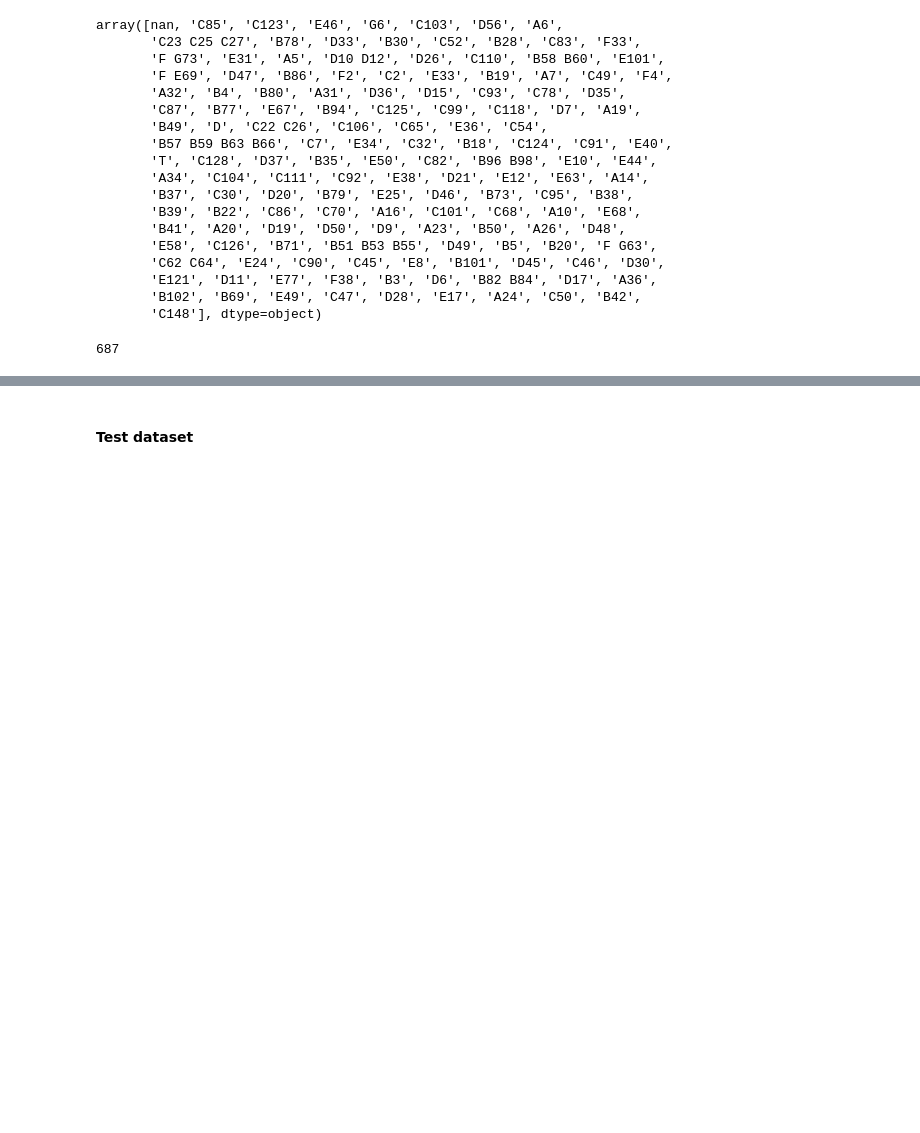
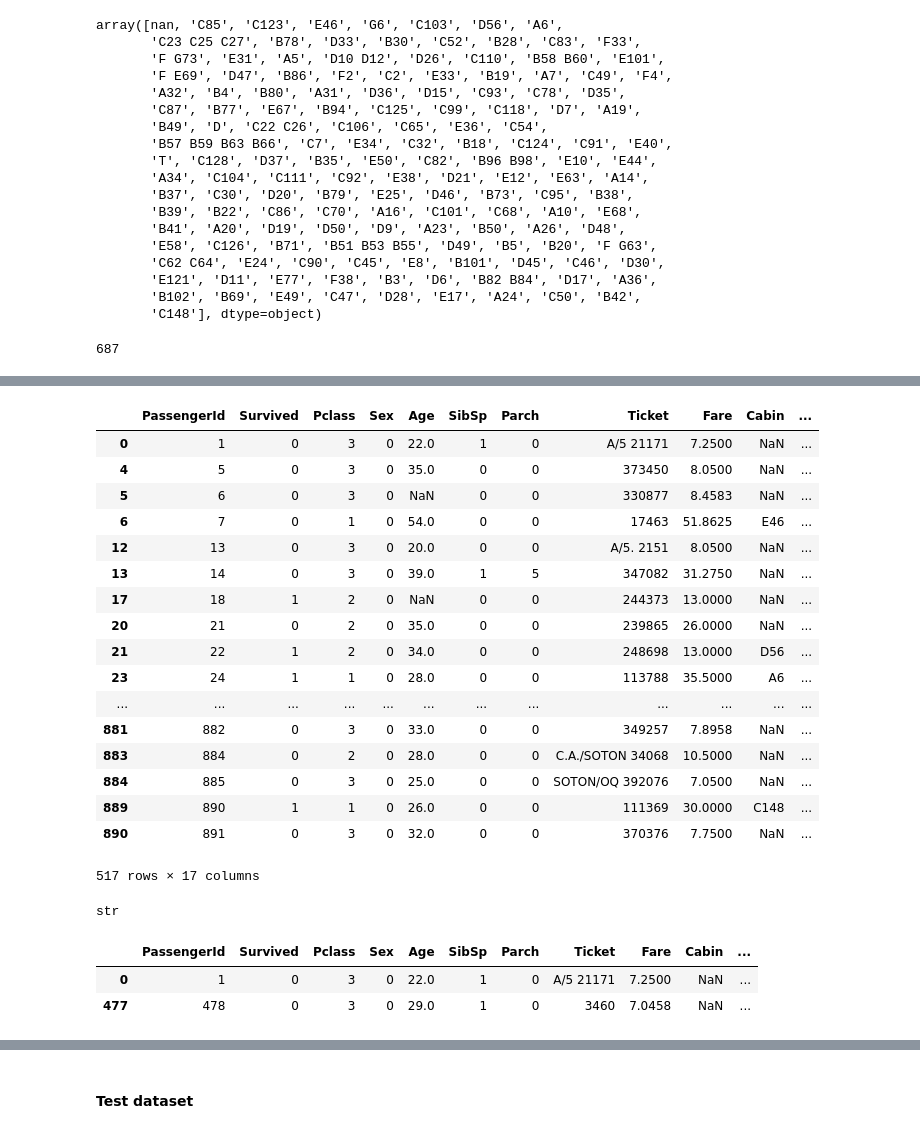
Before and after one commit to naiieandrade/titanic, a Jupyter notebook: titanic-solution_version_2.ipynb, the cells around one changed output, grey strips where cells are left out. Saved outputs shown, nothing was run; the diff lists cells and outputs as text; code cells hidden in the pictures; blank space fills up the shorter version.

```diff
--- a/titanic-solution_version_2.ipynb
+++ b/titanic-solution_version_2.ipynb
@@ -428,0 +471,4 @@ train.groupby('Cabin').Survived.mean().plot.bar()
+# %%
+train.loc[train.Embarked=='C',['Embarked']] = 1
+train.loc[train.Embarked=='Q',['Embarked']] = 2
+train.loc[train.Embarked=='S',['Embarked']] = 3
@@ -428,0 +486,2 @@ train.groupby('Cabin').Survived.mean().plot.bar()
+# %%
+train['treatment'] = train.treatment.str.lstrip(' ')
@@ -429,2 +509,33 @@ train.groupby('Cabin').Survived.mean().plot.bar()
+# %%
+train.loc[train.treatment=='Mr']
+# %% [output]
+|  | PassengerId | Survived | Pclass | Sex | Age | SibSp | Parch | Ticket | Fare | Cabin | ... |
+| 0 | 1 | 0 | 3 | 0 | 22.0 | 1 | 0 | A/5 21171 | 7.2500 | NaN | ... |
+| 4 | 5 | 0 | 3 | 0 | 35.0 | 0 | 0 | 373450 | 8.0500 | NaN | ... |
+| 5 | 6 | 0 | 3 | 0 | NaN | 0 | 0 | 330877 | 8.4583 | NaN | ... |
+| 6 | 7 | 0 | 1 | 0 | 54.0 | 0 | 0 | 17463 | 51.8625 | E46 | ... |
+| 12 | 13 | 0 | 3 | 0 | 20.0 | 0 | 0 | A/5. 2151 | 8.0500 | NaN | ... |
+| 13 | 14 | 0 | 3 | 0 | 39.0 | 1 | 5 | 347082 | 31.2750 | NaN | ... |
+| 17 | 18 | 1 | 2 | 0 | NaN | 0 | 0 | 244373 | 13.0000 | NaN | ... |
+| 20 | 21 | 0 | 2 | 0 | 35.0 | 0 | 0 | 239865 | 26.0000 | NaN | ... |
+| 21 | 22 | 1 | 2 | 0 | 34.0 | 0 | 0 | 248698 | 13.0000 | D56 | ... |
+| 23 | 24 | 1 | 1 | 0 | 28.0 | 0 | 0 | 113788 | 35.5000 | A6 | ... |
+| ... | ... | ... | ... | ... | ... | ... | ... | ... | ... | ... | ... |
+| 881 | 882 | 0 | 3 | 0 | 33.0 | 0 | 0 | 349257 | 7.8958 | NaN | ... |
+| 883 | 884 | 0 | 2 | 0 | 28.0 | 0 | 0 | C.A./SOTON 34068 | 10.5000 | NaN | ... |
+| 884 | 885 | 0 | 3 | 0 | 25.0 | 0 | 0 | SOTON/OQ 392076 | 7.0500 | NaN | ... |
+| 889 | 890 | 1 | 1 | 0 | 26.0 | 0 | 0 | 111369 | 30.0000 | C148 | ... |
+| 890 | 891 | 0 | 3 | 0 | 32.0 | 0 | 0 | 370376 | 7.7500 | NaN | ... |
+517 rows × 17 columns
+# %%
+type(train.treatment[1])
+# %% [output]
+str
+# %%
+train.loc[train.last_name=='Braund']
+# %% [output]
+|  | PassengerId | Survived | Pclass | Sex | Age | SibSp | Parch | Ticket | Fare | Cabin | ... |
+| 0 | 1 | 0 | 3 | 0 | 22.0 | 1 | 0 | A/5 21171 | 7.2500 | NaN | ... |
+| 477 | 478 | 0 | 3 | 0 | 29.0 | 1 | 0 | 3460 | 7.0458 | NaN | ... |
 # %%
 train.columns
```
Also changed, not shown: parts of 19 cells of this notebook, 1 other file.
